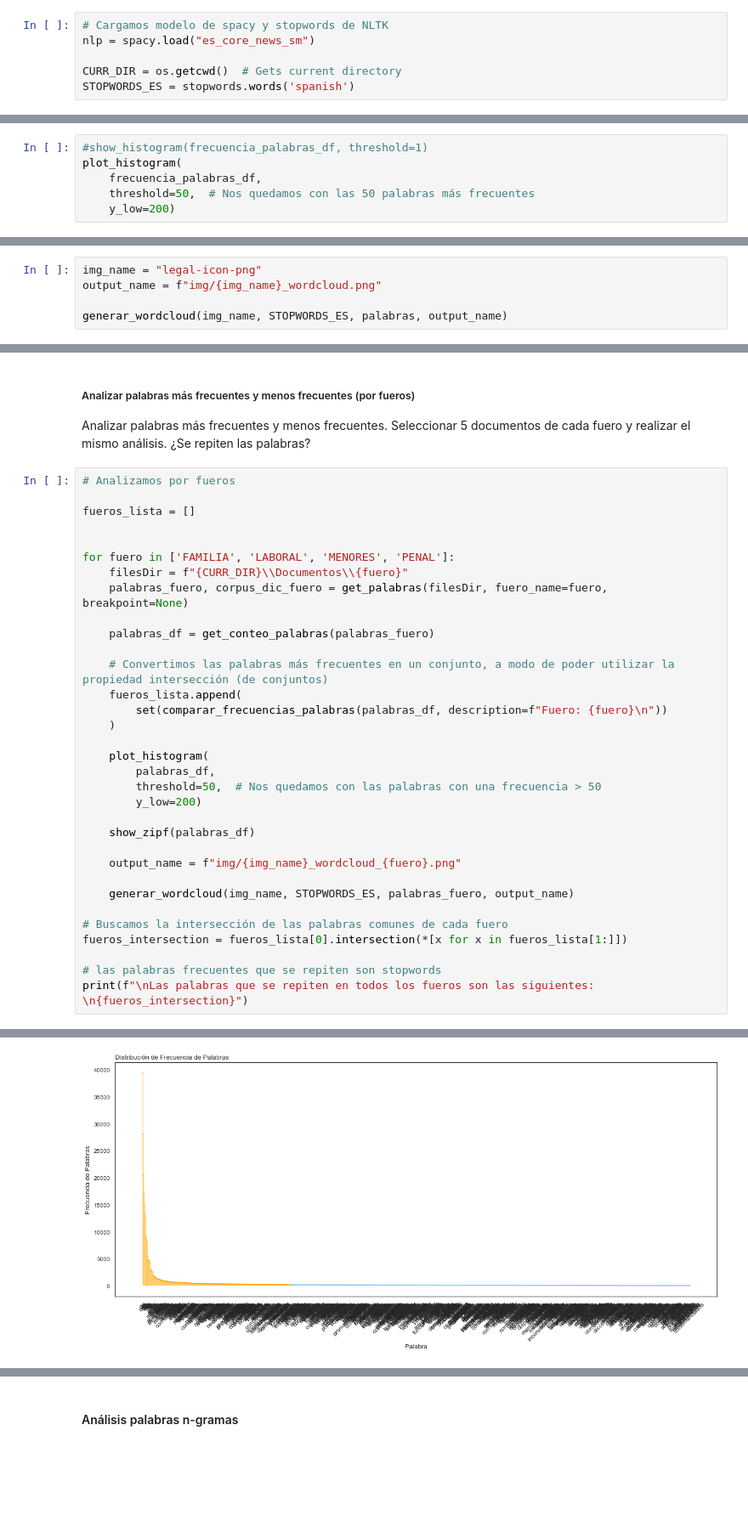
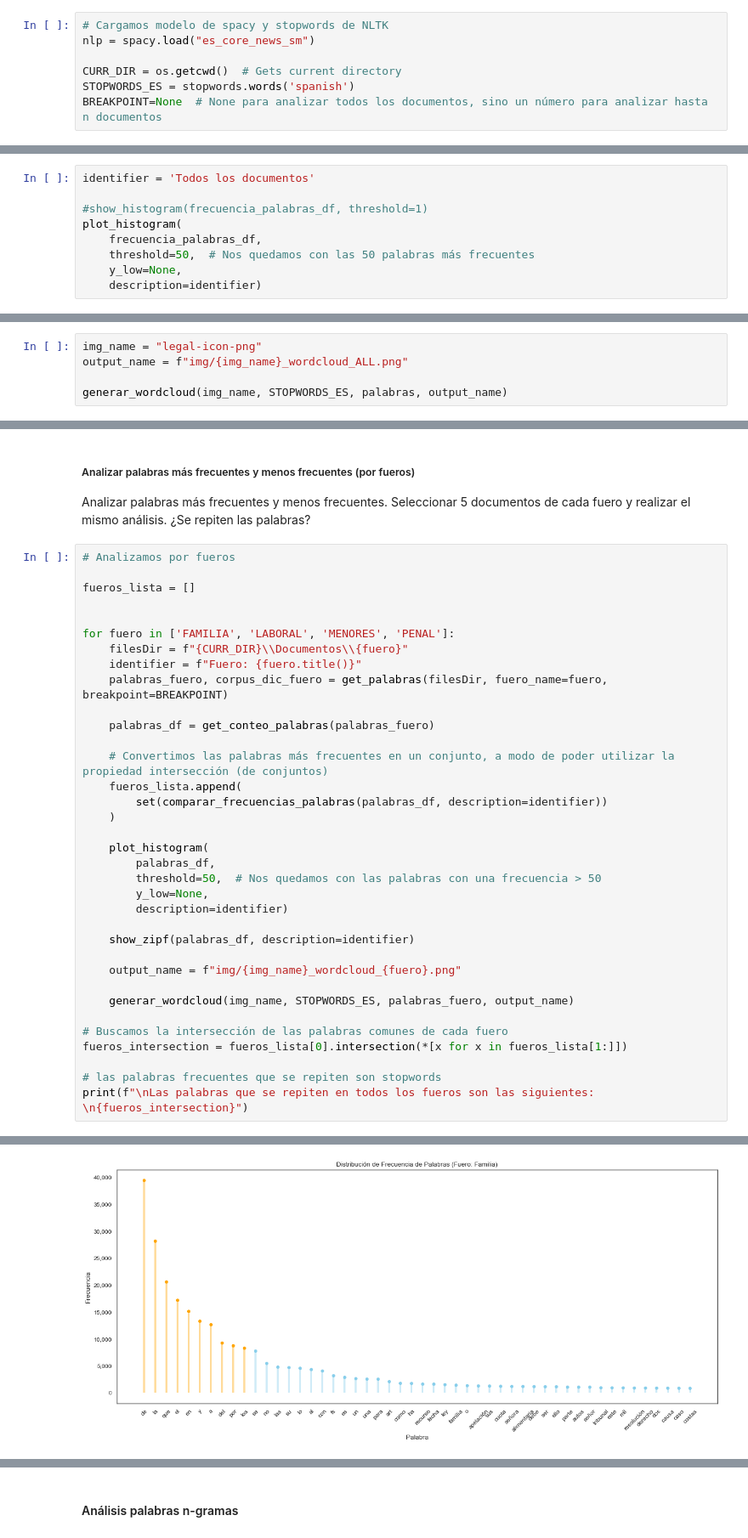
Before and after one commit to adrian-alejandro/Busqueda-y-Recomendacion-para-Textos-Legales-Mentoria-2022, a Jupyter notebook: Practico 1 - Analisis y Visualizacion.ipynb, the cells around one changed output, grey strips where cells are left out. Shown at 85% size. Cells and saved outputs as stored; diff of their text form; blank space fills up the shorter version.

```diff
--- a/Practico 1 - Analisis y Visualizacion.ipynb
+++ b/Practico 1 - Analisis y Visualizacion.ipynb
@@ -48,6 +48,7 @@ nlp = spacy.load("es_core_news_sm")
 
 CURR_DIR = os.getcwd()  # Gets current directory
 STOPWORDS_ES = stopwords.words('spanish')
+BREAKPOINT=None  # None para analizar todos los documentos, sino un número para analizar hasta n documentos
 # %% [markdown]
 ### Funciones que vamos a utilizar en el Práctico
 # %% [markdown]
@@ -294,9 +305,12 @@ El primer gráfico corresponde a la distribución de las palabras que se repiten
 En el segundo gráfico se muestran las frecuencias vs el orden de las palabras en escala logarítmica (ambos ejes).
 Ambos gráficos confirman un comportamiento exponencial.
 # %%
+identifier = 'Todos los documentos'
+
 #show_histogram(frecuencia_palabras_df, threshold=1)
 plot_histogram(
     frecuencia_palabras_df,
     threshold=50,  # Nos quedamos con las 50 palabras más frecuentes
-    y_low=200)
+    y_low=None,
+    description=identifier)
 # %% [output]
@@ -341,7 +355,7 @@ Las palabras menos frecuentes en sí son genéricas, que se pueden encontrar en
 ##### Visualizar la frecuencia de palabras en una nube de palabras
 # %%
 img_name = "legal-icon-png"
-output_name = f"img/{img_name}_wordcloud.png"
+output_name = f"img/{img_name}_wordcloud_ALL.png"
 
 generar_wordcloud(img_name, STOPWORDS_ES, palabras, output_name)
 # %% [output]
@@ -359,21 +373,23 @@ fueros_lista = []
 
 for fuero in ['FAMILIA', 'LABORAL', 'MENORES', 'PENAL']:
     filesDir = f"{CURR_DIR}\\Documentos\\{fuero}"
-    palabras_fuero, corpus_dic_fuero = get_palabras(filesDir, fuero_name=fuero, breakpoint=None)
+    identifier = f"Fuero: {fuero.title()}"
+    palabras_fuero, corpus_dic_fuero = get_palabras(filesDir, fuero_name=fuero, breakpoint=BREAKPOINT)
 
     palabras_df = get_conteo_palabras(palabras_fuero)
 
     # Convertimos las palabras más frecuentes en un conjunto, a modo de poder utilizar la propiedad intersección (de conjuntos)
     fueros_lista.append(
-        set(comparar_frecuencias_palabras(palabras_df, description=f"Fuero: {fuero}\n"))
+        set(comparar_frecuencias_palabras(palabras_df, description=identifier))
     )
 
     plot_histogram(
         palabras_df,
         threshold=50,  # Nos quedamos con las palabras con una frecuencia > 50
-        y_low=200)
+        y_low=None,
+        description=identifier)
 
-    show_zipf(palabras_df)
+    show_zipf(palabras_df, description=identifier)
 
     output_name = f"img/{img_name}_wordcloud_{fuero}.png"
 
@@ -401,5 +417,5 @@ a              12664
 opinan             1
 opinamos           1
 confundido         1
 Name: palabra, dtype: int64
-[figure, old version]
+[figure, new version]
```
Also changed, not shown: parts of 9 cells of this notebook, 8 other files.
